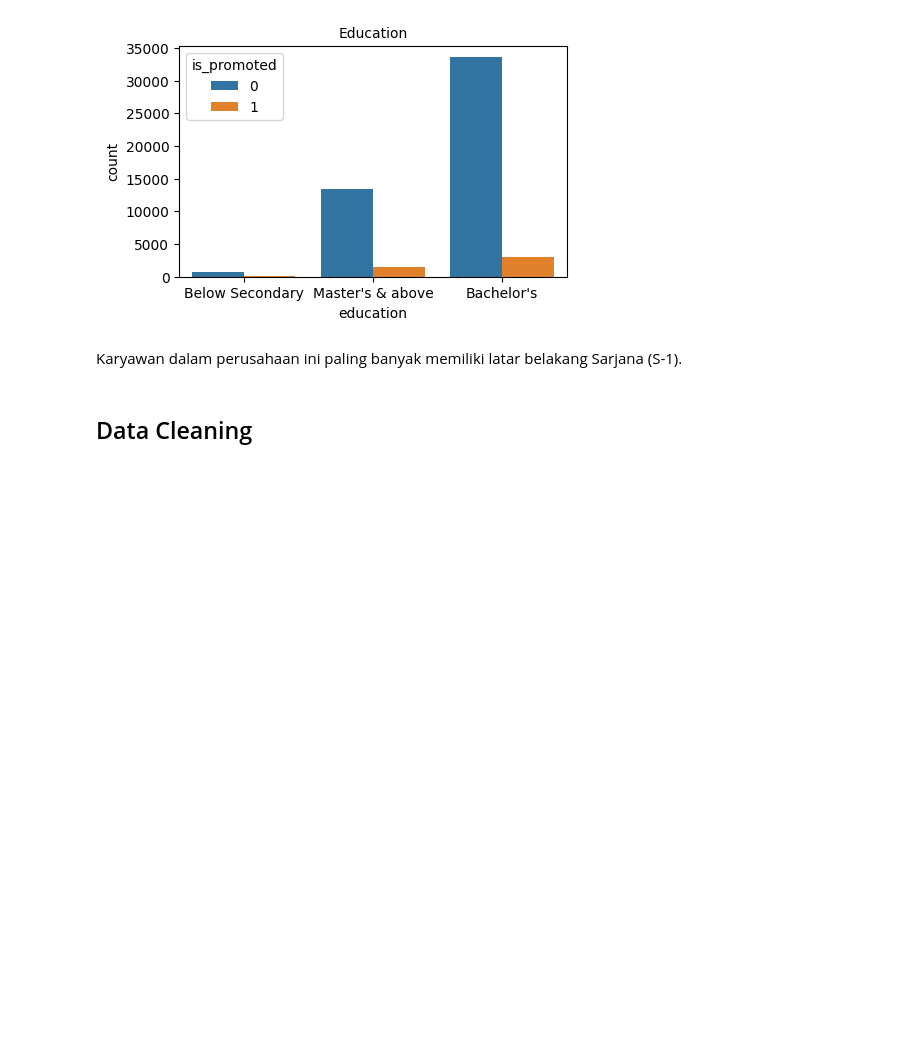
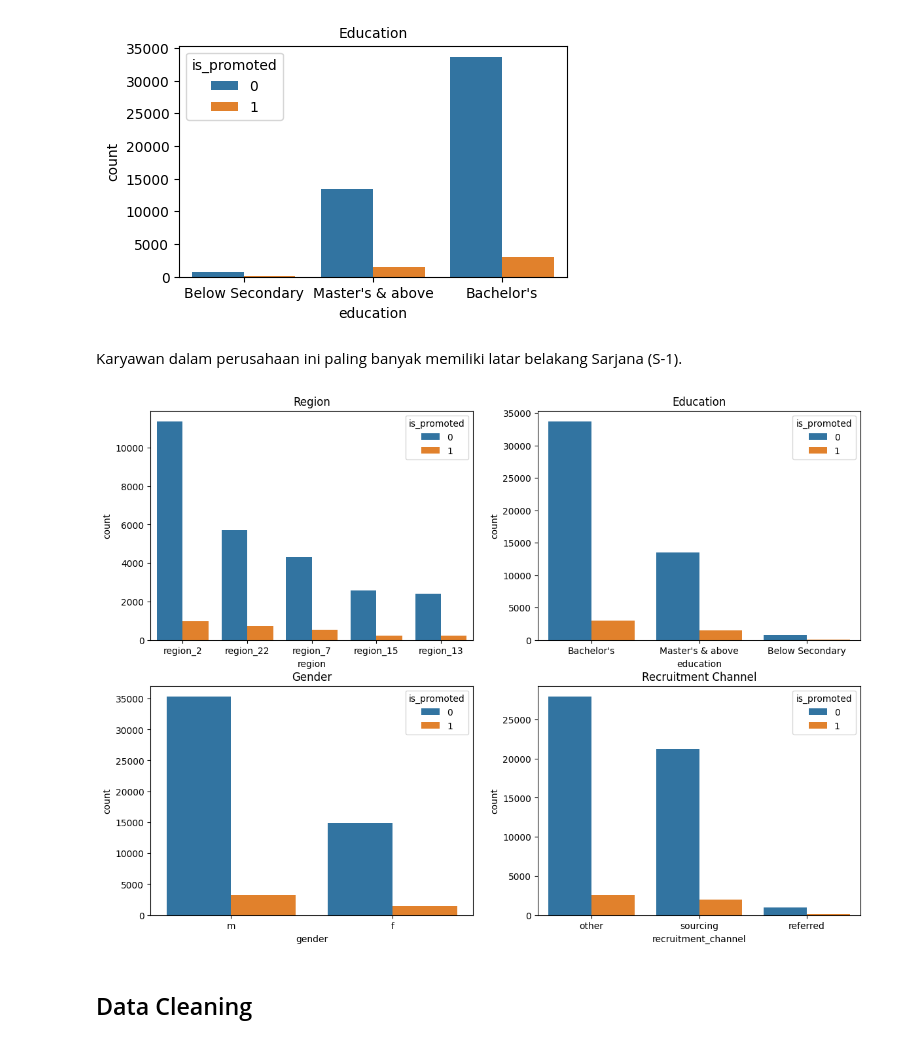
Before and after one commit to yunellasgn/Enigma_Finpro, a Jupyter notebook: ENIGMA Final Project.ipynb, the cells around one changed output. Cells and saved outputs as stored; diff of their text form; code cells hidden in the pictures; blank space fills up the shorter version.

```diff
--- a/ENIGMA Final Project.ipynb
+++ b/ENIGMA Final Project.ipynb
@@ -619,6 +618,30 @@ plt.show()
 [figure]
 # %% [markdown]
 Karyawan dalam perusahaan ini paling banyak memiliki latar belakang Sarjana (S-1).
+# %%
+# Visualisasi count fitur kategorik
+
+plt.figure(figsize=(14,10))
+
+plt.subplot(221)
+sns.countplot(x = df['region'], data = df, order = df['region'].value_counts().head(5).sort_values(ascending = False).index, hue= 'is_promoted')
+plt.title('Region',fontsize=12)
+
+plt.subplot(222)
+sns.countplot(x = df['education'], data = df, order = df['education'].value_counts().sort_values(ascending = False).index, hue= 'is_promoted')
+plt.title('Education',fontsize=12)
+
+plt.subplot(223)
+sns.countplot(x = df['gender'], data = df, order = df['gender'].value_counts().sort_values(ascending = False).index, hue= 'is_promoted')
+plt.title('Gender',fontsize=12)
+
+plt.subplot(224)
+sns.countplot(x = df['recruitment_channel'], data = df, order = df['recruitment_channel'].value_counts().sort_values(ascending = False).index, hue= 'is_promoted')
+plt.title('Recruitment Channel',fontsize=12)
+
+plt.show()
+# %% [output]
+[figure, added]
 # %% [markdown]
 ## Data Cleaning
 # %%
```
Also changed, not shown: parts of 10 cells of this notebook.
